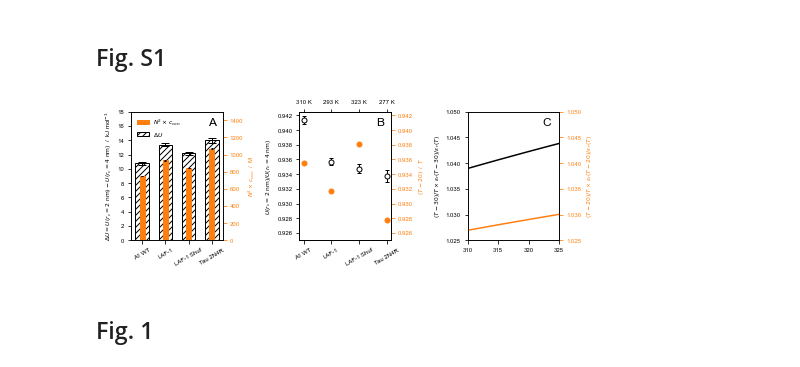
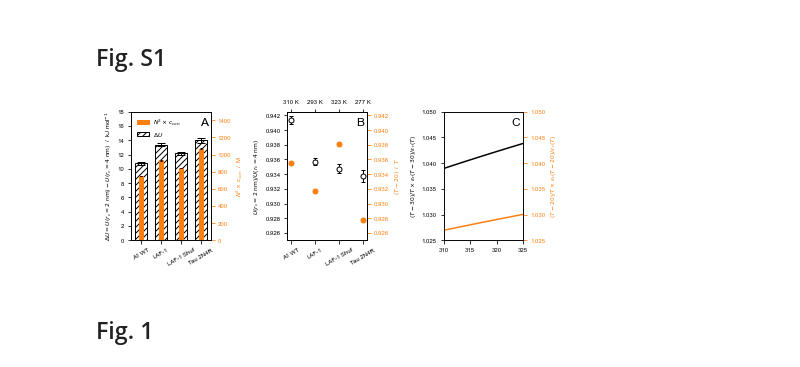
Before and after one commit to KULL-Centre/papers, a Jupyter notebook: 2022/CG-cutoffs-Tesei-et-al/analyses.ipynb, the cells around one changed output. Drawn from its saved outputs; the diff is of its cells as text; code cells hidden in the pictures.

Commit message:
Update figure names and sizes

```diff
--- a/2022/CG-cutoffs-Tesei-et-al/analyses.ipynb
+++ b/2022/CG-cutoffs-Tesei-et-al/analyses.ipynb
@@ -190,7 +198,7 @@ for name,temp,ndx in zip(['A1','LAF1','LAF1shuf','ht4007'],[310,293,323,277],df_
     df_diff_4.loc[ndx,'N'] = len(p.loc[name].fasta)
     df_diff_4.loc[ndx,'T_ratio'] = (temp-20)/temp
 
-fig, (ax1,ax3,ax5) = plt.subplots(1, 3, sharex=False, sharey=False, figsize=(7,2.5))
+fig, (ax1,ax3,ax5) = plt.subplots(1, 3, sharex=False, sharey=False, figsize=(6.5,2.5))
 plt.rc('font', **{'family':'sans-serif','sans-serif':['Arial'], 'size': 6})
 
 ax2 = ax1.twinx()
@@ -230,35 +238,35 @@ ax4.set_ylim(.925,.9425)
 ax3.set_ylabel(r'$U(r_c=2\; \mathrm{nm})  /  U(r_c=4\; \mathrm{nm})$')
 ax4.set_xticklabels(['310 K','293 K','323 K','277 K'],color='tab:orange')
 ax4.set_xlabel('$T$  /  K')
 ax3.set_xticklabels(df_diff_4.index,rotation=30)
 ax4.tick_params(axis='x',colors='tab:orange')
 ax4.set_ylabel(r'$(T - 20)$  /  $T$',color='tab:orange')
 ax4.tick_params(axis='y',colors='tab:orange')
 
 ax6 = ax5.twinx()
 
 fepsw = lambda T : 5321/T+233.76-0.9297*T+0.1417*1e-2*T*T-0.8292*1e-6*T**3
 x = np.arange(310,326,1)
 ax5.plot(x,(x-30)*fepsw(x-30)/(x*fepsw(x)),color='k')
 ax6.plot(x,(x-20)*fepsw(x-20)/(x*fepsw(x)),color='tab:orange')
 ax5.set_ylabel(r'$(T - 30)/T$ $\times$ $\epsilon_r(T - 30)/\epsilon_r(T)$')
 ax6.set_ylabel(r'$(T - 20)/T$ $\times$ $\epsilon_r(T - 20)/\epsilon_r(T)$',color='tab:orange')
 ax6.tick_params(axis='y',colors='tab:orange')
 
 ax5.set_xlim(310,325)
 ax6.set_xlim(310,325)
 ax5.set_ylim(1.025,1.05)
 ax6.set_ylim(1.025,1.05)
 
 fig.text(0.22, .82, 'A', fontsize=12)
 fig.text(0.555, .82, 'B', fontsize=12)
 fig.text(0.885, .82, 'C', fontsize=12)
 
 fig.tight_layout()
-fig.savefig('figs/energy.pdf')
+fig.savefig('figs/energy_diff_ratio.pdf')
 plt.show()
 # %% [output]
-[figure, old version]
+[figure, new version]
 # %% [markdown]
 ## Fig. 1
 # %%
```
Also changed, not shown: parts of 7 cells of this notebook, 2 other files.
